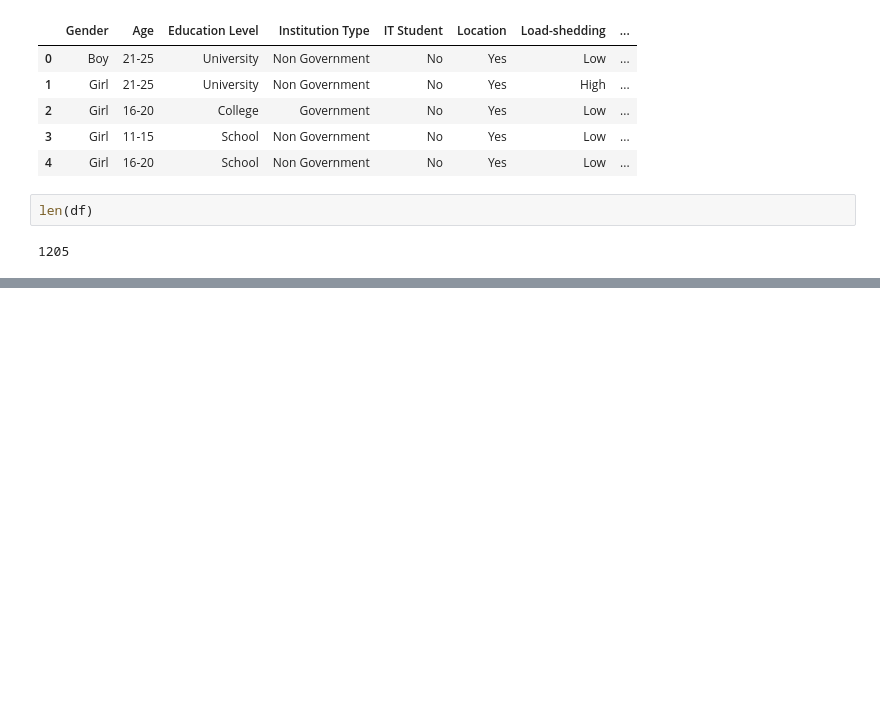
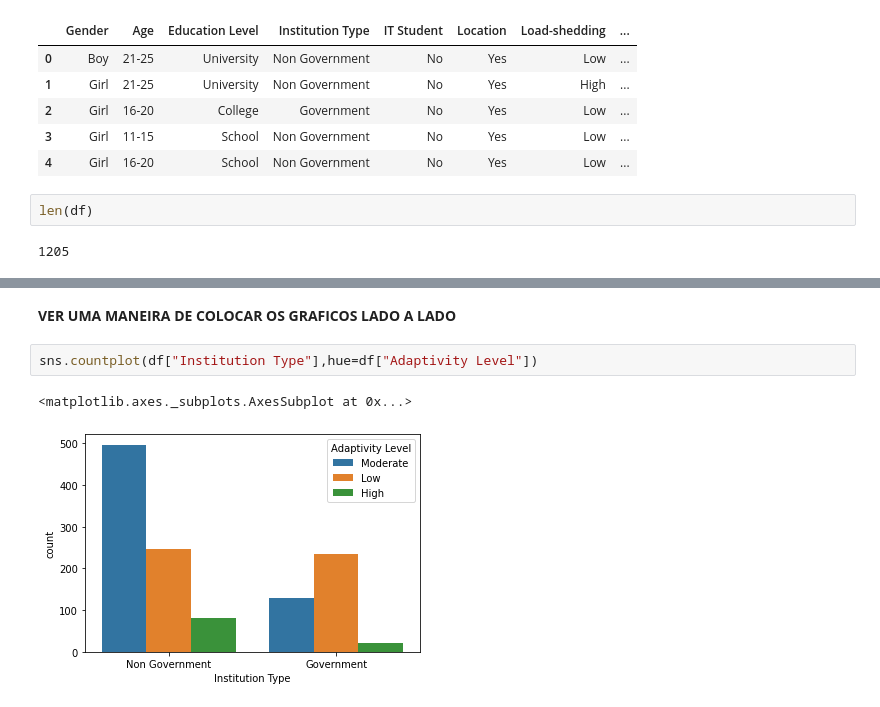
Before and after one commit to vinigm/Portfolio, a Jupyter notebook: 6_OnlineEducation.ipynb, the cells around one changed output, grey strips where cells are left out. Drawn from its saved outputs; the diff is of its cells as text; blank space fills up the shorter version.

```diff
--- a/6_OnlineEducation.ipynb
+++ b/6_OnlineEducation.ipynb
@@ -24,0 +81,7 @@ len(df)
+# %% [markdown]
+**VER UMA MANEIRA DE COLOCAR OS GRAFICOS LADO A LADO**
+# %%
+sns.countplot(df["Institution Type"],hue=df["Adaptivity Level"])
+# %% [output]
+<matplotlib.axes._subplots.AxesSubplot at 0x...>
+[figure, added]
```
Also changed, not shown: parts of 12 cells of this notebook.
